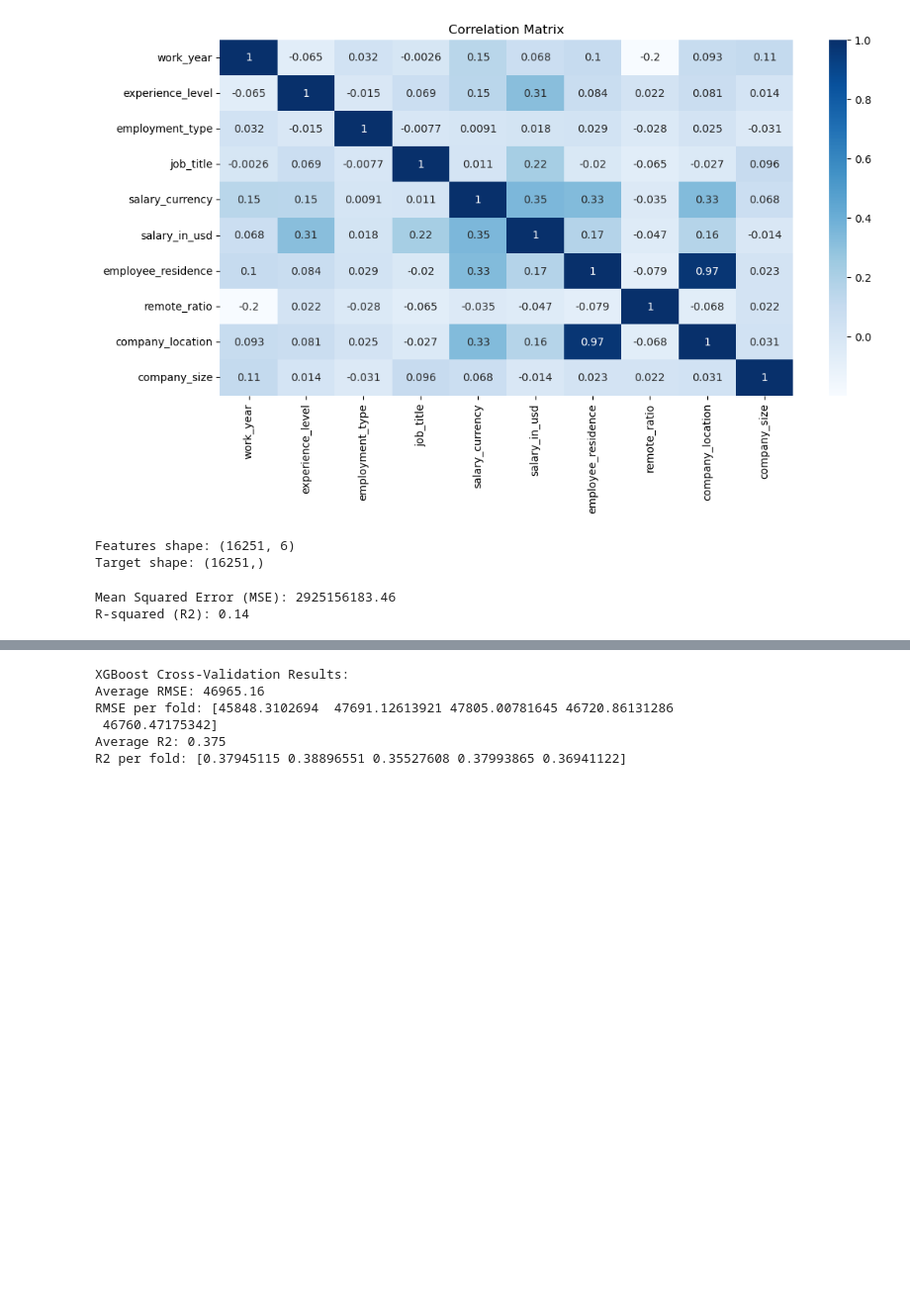
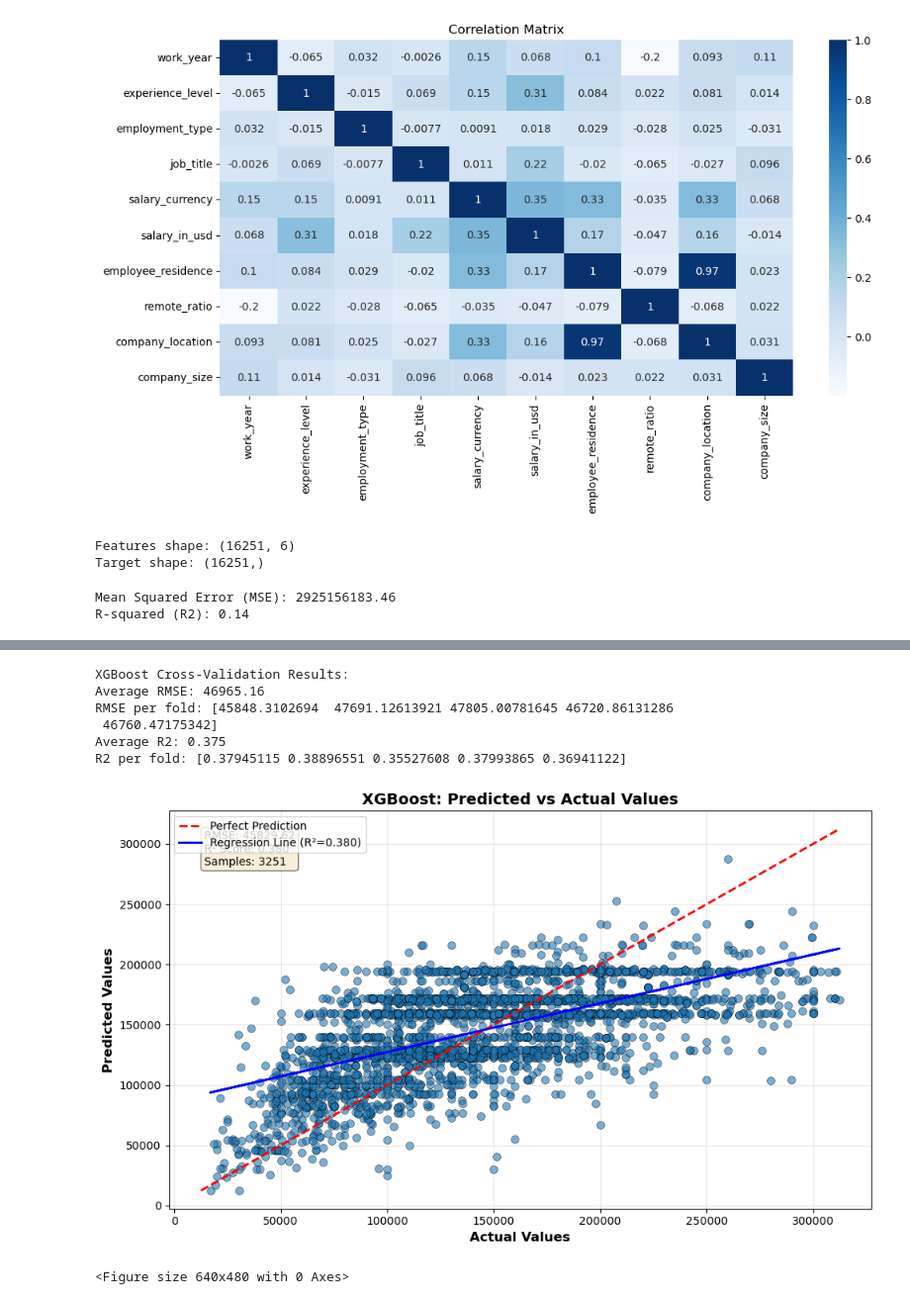
Before and after one commit to mohamedhanfi/Salary_Prediction, a Jupyter notebook: Salary_Prediction.ipynb, the cells around one changed output, grey strips where cells are left out. Shown at 99% size. Saved outputs shown, nothing was run; the diff lists cells and outputs as text; code cells hidden in the pictures; blank space fills up the shorter version.

```diff
--- a/Salary_Prediction.ipynb
+++ b/Salary_Prediction.ipynb
@@ -766,8 +799,10 @@ RMSE: 46432.90, R2: 0.36
 # %%
 from xgboost import XGBRegressor
-from sklearn.model_selection import KFold, cross_val_score
+from sklearn.model_selection import KFold, cross_val_score, train_test_split
 from sklearn.metrics import make_scorer, mean_squared_error, r2_score
 import numpy as np
+import matplotlib.pyplot as plt
+from scipy import stats
 
 # Define model
 xgb_model = XGBRegressor(
@@ -776,30 +811,79 @@ xgb_model = XGBRegressor(
     max_depth=6,
     subsample=0.9,
     colsample_bytree=0.9,
     random_state=42
 )
 
 # K-Fold CV
 kfold = KFold(n_splits=5, shuffle=True, random_state=42)
 
 # Scoring functions
 rmse_scorer = make_scorer(lambda y_true, y_pred:
                           np.sqrt(mean_squared_error(y_true, y_pred)),
                           greater_is_better=False)
 
 # Perform CV
 rmse_scores = cross_val_score(xgb_model, X, y, scoring=rmse_scorer, cv=kfold)
 r2_scores   = cross_val_score(xgb_model, X, y, scoring='r2', cv=kfold)
 
 print(f"XGBoost Cross-Validation Results:")
 print(f"Average RMSE: {-rmse_scores.mean():.2f}")
 print(f"RMSE per fold: {-rmse_scores}")
 print(f"Average R2: {r2_scores.mean():.3f}")
 print(f"R2 per fold: {r2_scores}")
+
+# Train on full dataset and make predictions for visualization
+# (Or split into train/test if you prefer)
+X_train, X_test, y_train, y_test = train_test_split(X, y, test_size=0.2, random_state=42)
+xgb_model.fit(X_train, y_train)
+y_pred = xgb_model.predict(X_test)
+
+# Calculate metrics
+rmse = np.sqrt(mean_squared_error(y_test, y_pred))
+r2 = r2_score(y_test, y_pred)
+
+# Create the plot
+plt.figure(figsize=(10, 6))
+
+# Scatter plot of actual vs predicted
+plt.scatter(y_test, y_pred, alpha=0.6, edgecolors='k', linewidth=0.5, s=50)
+
+# Perfect prediction line (diagonal)
+min_val = min(y_test.min(), y_pred.min())
+max_val = max(y_test.max(), y_pred.max())
+plt.plot([min_val, max_val], [min_val, max_val], 'r--', lw=2, label='Perfect Prediction')
+
+# Regression line (best fit line through predictions)
+slope, intercept, r_value, p_value, std_err = stats.linregress(y_test, y_pred)
+line = slope * y_test + intercept
+plt.plot(y_test, line, 'b-', lw=2, label=f'Regression Line (R²={r2:.3f})')
+
+# Labels and title
+plt.xlabel('Actual Values', fontsize=12, fontweight='bold')
+plt.ylabel('Predicted Values', fontsize=12, fontweight='bold')
+plt.title('XGBoost: Predicted vs Actual Values', fontsize=14, fontweight='bold')
+plt.legend(loc='upper left', fontsize=10)
+plt.grid(True, alpha=0.3)
+
+# Add metrics text box
+textstr = f'RMSE: {rmse:.2f}\nR² Score: {r2:.3f}\nSamples: {len(y_test)}'
+props = dict(boxstyle='round', facecolor='wheat', alpha=0.5)
+plt.text(0.05, 0.95, textstr, transform=plt.gca().transAxes, fontsize=10,
+         verticalalignment='top', bbox=props)
+
+plt.tight_layout()
+plt.show()
+
+
+
+plt.tight_layout()
+plt.show()
 # %% [output]
 XGBoost Cross-Validation Results:
 Average RMSE: 46965.16
 RMSE per fold: [45848.3102694  47691.12613921 47805.00781645 46720.86131286
  46760.47175342]
 Average R2: 0.375
 R2 per fold: [0.37945115 0.38896551 0.35527608 0.37993865 0.36941122]
+[figure, added]
+<Figure size 640x480 with 0 Axes>
```
Also changed, not shown: parts of 1 cell of this notebook.
